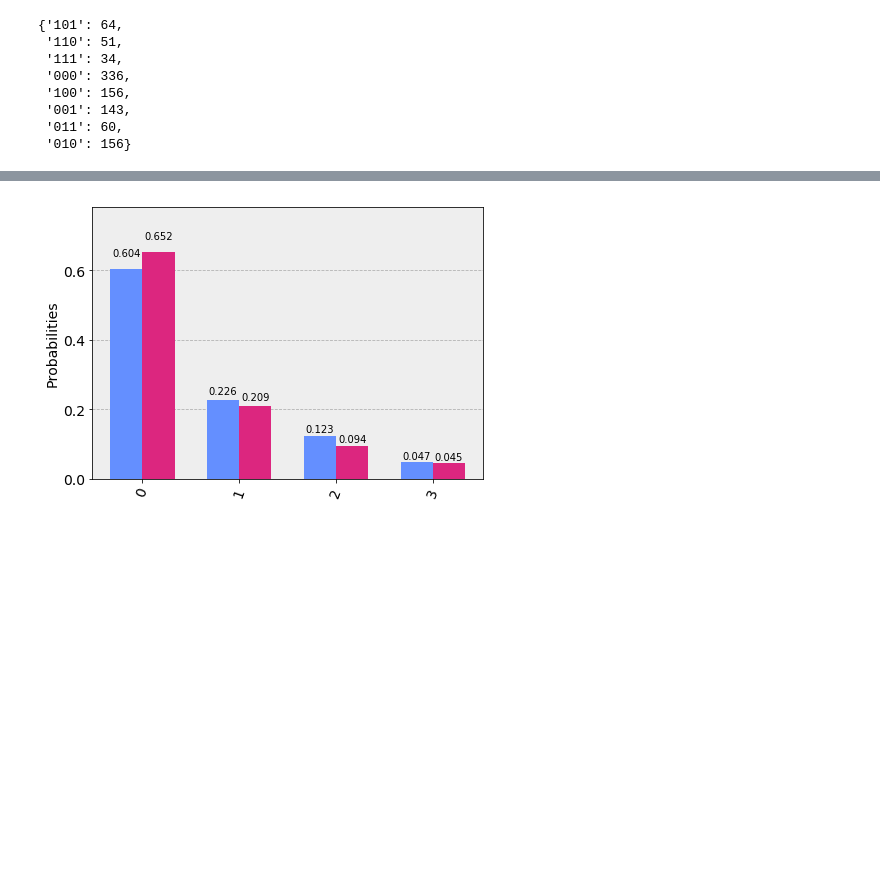
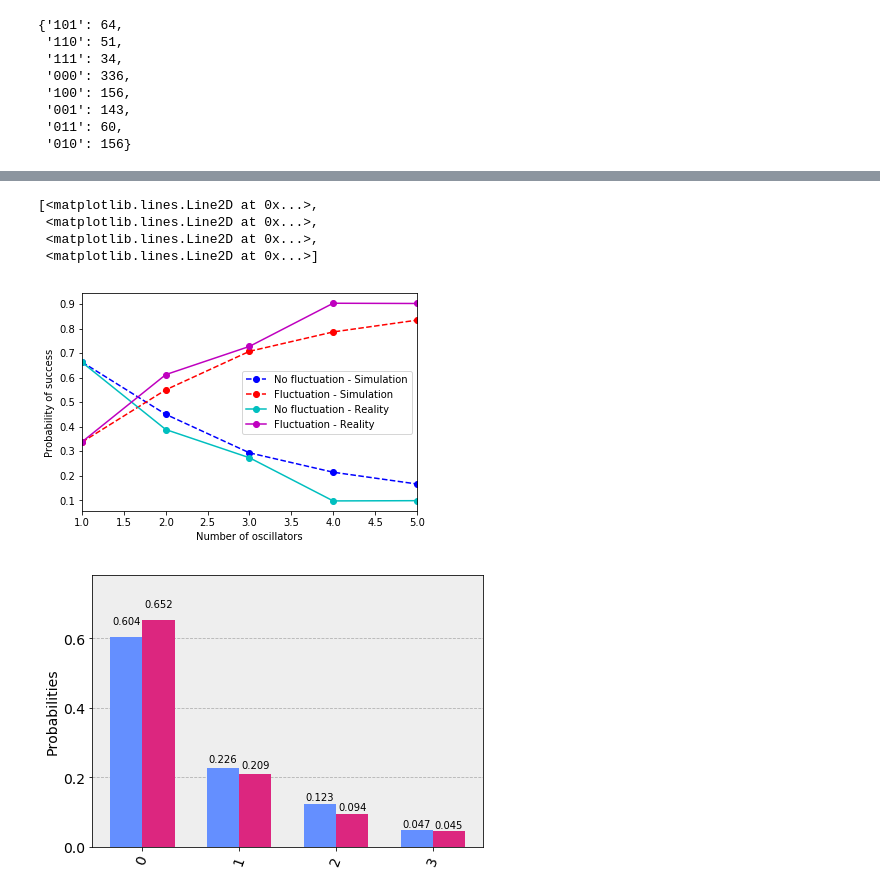
Before and after one commit to all237/QuantumDust, a Jupyter notebook: oldMain.ipynb, the cells around one changed output, grey strips where cells are left out. Cells and saved outputs as stored; diff of their text form; code cells hidden in the pictures; blank space fills up the shorter version.

```diff
--- a/oldMain.ipynb
+++ b/oldMain.ipynb
@@ -136,3 +138,39 @@ c.plot()
+# %%
+t, freq = 15*10**9, 1.55*10**21
+max, shots = 5, 1000
+x = range(1,max+1)
+y0, y1 = [], []
+for i in x:
+    c = DustCircuit(i, t, freq)
+    c.measure(c.q, c.c)
+    c.simulate(nshots=shots)
+    y0.append(c.dict_results['0']/shots)
+    y1.append(c.dict_results['1']/shots)
+# %%
+y0r , y1r = [], []
+for i in x:
+    c = DustCircuit(i, t, freq)
+    c.measure(c.q, c.c)
+    c.execute(nshots=shots)
+    y0r.append(c.dict_results['0']/shots)
+    y1r.append(c.dict_results['1']/shots)
+# %%
+xlim(1,max)
+xlabel("Number of oscillators")
+ylabel("Probability of success")
+p0 = plot(x, y0, 'bo--', label = "No fluctuation - Simulation")
+p1 = plot(x, y1, 'ro--', label = "Fluctuation - Simulation")
+p0r = plot(x, y0r, 'co-', label = "No fluctuation - Reality")
+p1r = plot(x, y1r, 'mo-', label = "Fluctuation - Reality")
+
+legend(loc='center right')
+p0+p1+p0r+p1r
+# %% [output]
+[<matplotlib.lines.Line2D at 0x...>,
+ <matplotlib.lines.Line2D at 0x...>,
+ <matplotlib.lines.Line2D at 0x...>,
+ <matplotlib.lines.Line2D at 0x...>]
+[figure, added]
 # %%
 c.plot()
 # %% [output]
```
Also changed, not shown: parts of 4 cells of this notebook, 1 other file.
